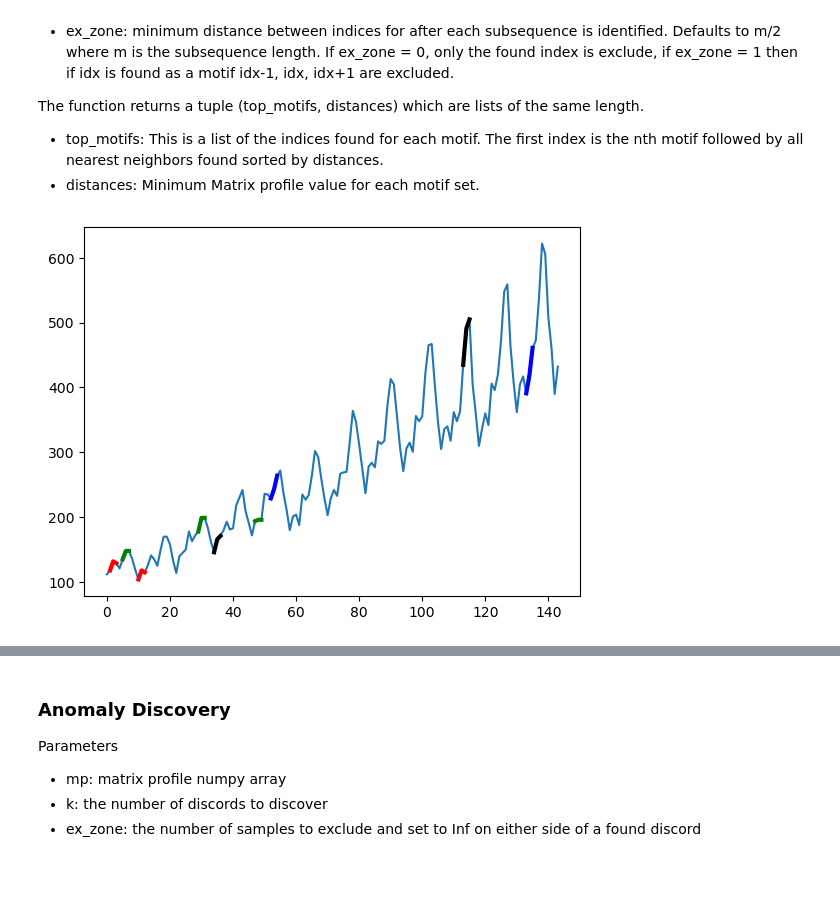
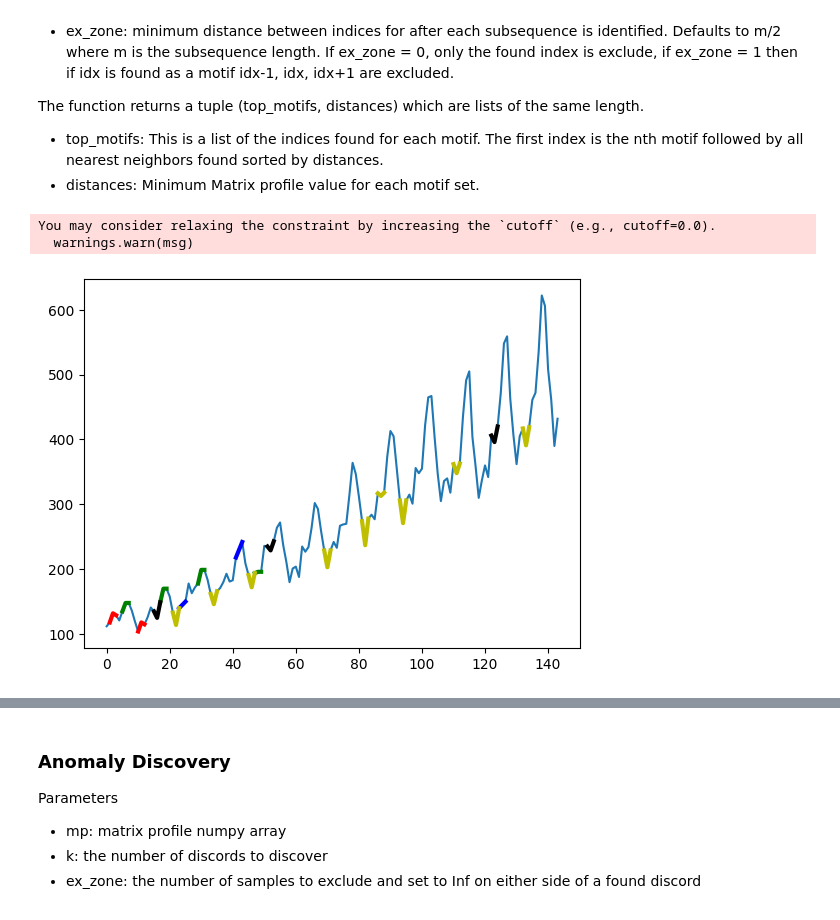
Before and after one commit to biancaziliotto/DataMiningProject, a Jupyter notebook: handsonlab/6_timeseries/TimeSeries3.ipynb, the cells around one changed output, grey strips where cells are left out. Cells and saved outputs as stored; diff of their text form; code cells hidden in the pictures; blank space fills up the shorter version.

```diff
--- a/handsonlab/6_timeseries/TimeSeries3.ipynb
+++ b/handsonlab/6_timeseries/TimeSeries3.ipynb
@@ -20,6 +21,10 @@ from matrixprofile import *
 # %%
-dateparse = lambda dates: pd.datetime.strptime(dates, '%Y-%m')
+dateparse = lambda dates: pd.to_datetime(dates, format='%Y-%m')
+
+# Read the CSV file with date parsing
 df = pd.read_csv('./datasets/AirPassengers.csv', parse_dates=True, index_col='Month', date_parser=dateparse)
+
+# Display the first few rows of the DataFrame
 df.head()
 # %% [output]
 |  | #Passengers |
@@ -31,6 +36,8 @@ df.head()
 | 1949-05-01 | 121 |
 # %%
 ts = df['#Passengers']
+# Cast to float
+ts = np.array(ts).astype(float)
 plt.plot(ts)
 plt.show()
 # %% [output]
@@ -45,7 +52,7 @@ plt.show()
 [figure]
 # %%
 w = 3
-mp, mpi = matrixProfile.stomp(ts.values, w)
+mp = stumpy.stump(ts, w)[:, 0]
 
 plt.plot(mp)
 plt.show()
@@ -65,16 +72,23 @@ The function returns a tuple (top_motifs, distances) which are lists of the same
 - top_motifs: This is a list of the indices found for each motif. The first index is the nth motif followed by all nearest neighbors found sorted by distances.
 - distances: Minimum Matrix profile value for each motif set.
 # %%
-mo, mod  = motifs.motifs(ts.values, (mp, mpi), max_motifs=5)
+# Find the motifs and their locations
+motif_dist, motif_idx = stumpy.motifs(ts, mp, max_motifs=5)
+# %% [output]
+You may consider relaxing the constraint by increasing the `cutoff` (e.g., cutoff=0.0).
+  warnings.warn(msg)
 # %%
-plt.plot(ts.values)
-colors = ['r', 'g', 'k', 'b', 'y'][:len(mo)]
-for m, d, c in zip(mo, mod, colors):
-    for i in m:
-        m_shape = ts.values[i:i+w]
-        plt.plot(range(i,i+w), m_shape, color=c, lw=3)
+plt.plot(ts)
+
+colors = ['r', 'g', 'k', 'b', 'y'][:len(motif_dist)]
+
+for motifs, indices, color in zip(motif_dist, motif_idx, colors):
+    for index in indices:
+        motif_shape = ts[index:index + w]
+        if len(motif_shape) == w:
+            plt.plot(range(index, index + w), motif_shape, color=color, lw=3)
 
 plt.show()
 # %% [output]
-[figure, old version]
+[figure, new version]
 # %%
```
Also changed, not shown: parts of 16 cells of this notebook, 4 other files.
